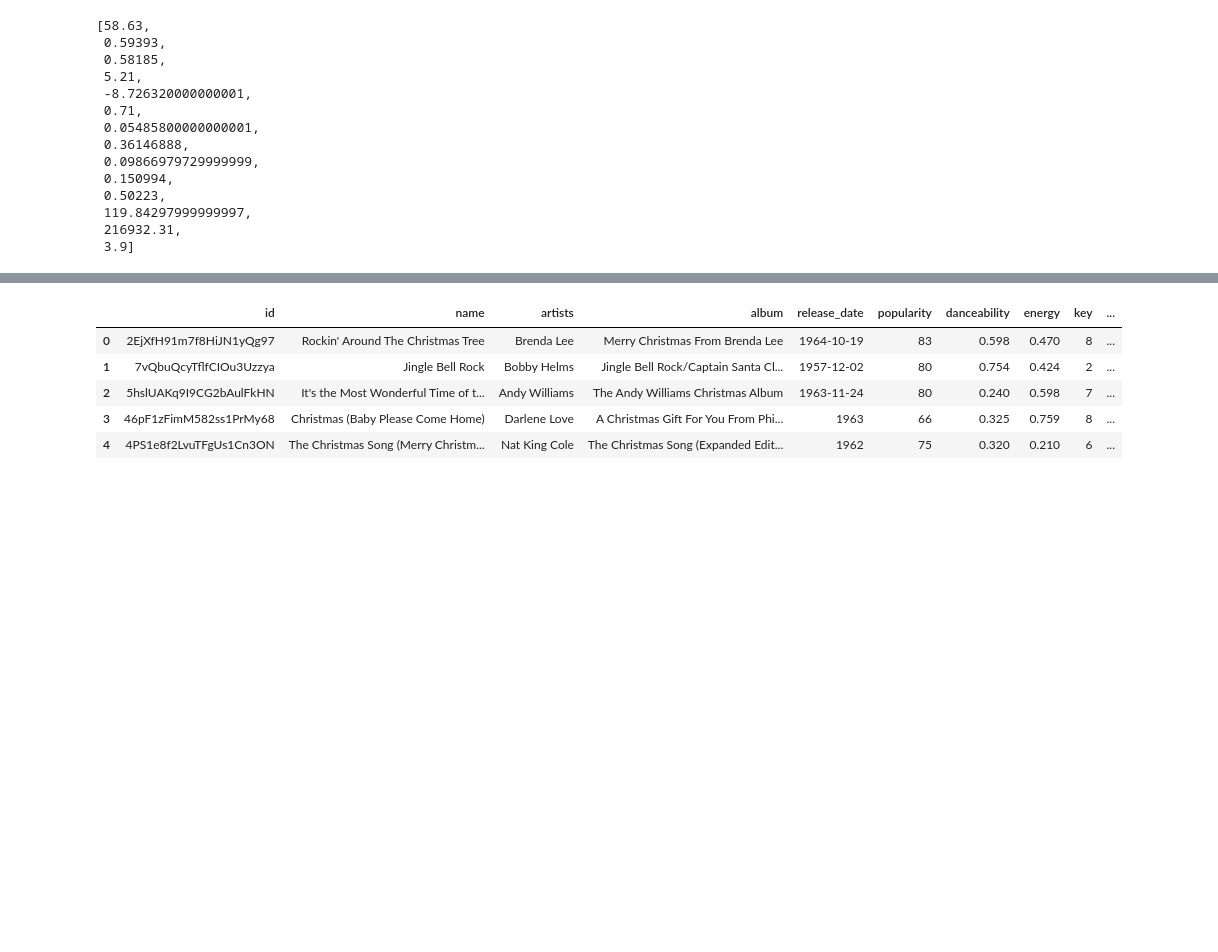
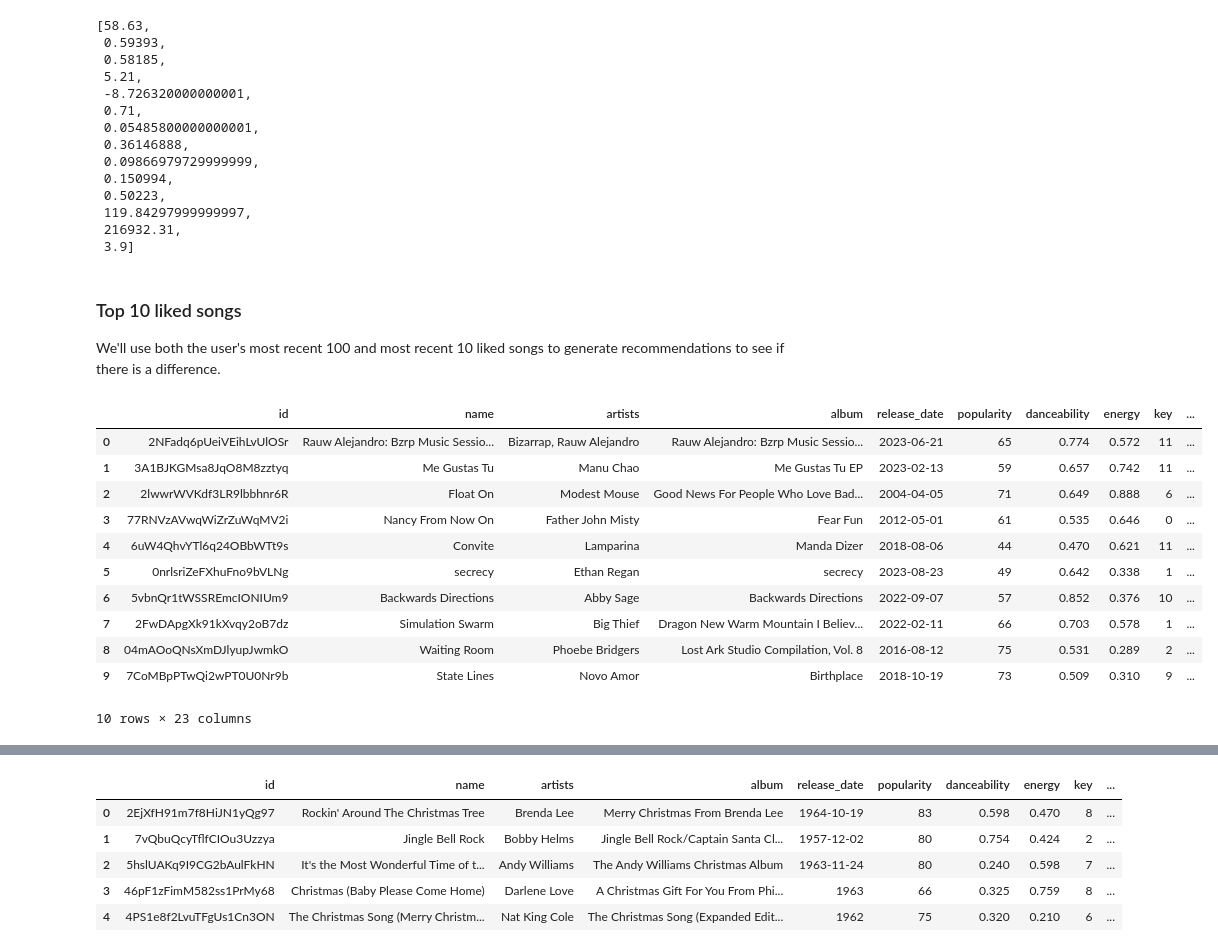
Before and after one commit to oliviacandelaria/Christmas-Song-Recommender, a Jupyter notebook: RecommenderProj.ipynb, the cells around one changed output, grey strips where cells are left out. Cells and saved outputs as stored; diff of their text form; code cells hidden in the pictures; blank space fills up the shorter version.

```diff
--- a/RecommenderProj.ipynb
+++ b/RecommenderProj.ipynb
@@ -58,3 +62,22 @@ user_vector
  119.84297999999997,
  216932.31,
  3.9]
+# %% [markdown]
+### Top 10 liked songs
+We'll use both the user's most recent 100 and most recent 10 liked songs to generate recommendations to see if there is a difference.
+# %%
+liked_songs_10 = liked_songs.head(10)
+liked_songs_10
+# %% [output]
+|  | id | name | artists | album | release_date | popularity | danceability | energy | key | ... |
+| 0 | 2NFadq6pUeiVEihLvUlOSr | Rauw Alejandro: Bzrp Music Sessio... | Bizarrap, Rauw Alejandro | Rauw Alejandro: Bzrp Music Sessio... | 2023-06-21 | 65 | 0.774 | 0.572 | 11 | ... |
+| 1 | 3A1BJKGMsa8JqO8M8zztyq | Me Gustas Tu | Manu Chao | Me Gustas Tu EP | 2023-02-13 | 59 | 0.657 | 0.742 | 11 | ... |
+| 2 | 2lwwrWVKdf3LR9lbbhnr6R | Float On | Modest Mouse | Good News For People Who Love Bad... | 2004-04-05 | 71 | 0.649 | 0.888 | 6 | ... |
+| 3 | 77RNVzAVwqWiZrZuWqMV2i | Nancy From Now On | Father John Misty | Fear Fun | 2012-05-01 | 61 | 0.535 | 0.646 | 0 | ... |
+| 4 | 6uW4QhvYTl6q24OBbWTt9s | Convite | Lamparina | Manda Dizer | 2018-08-06 | 44 | 0.470 | 0.621 | 11 | ... |
+| 5 | 0nrlsriZeFXhuFno9bVLNg | secrecy | Ethan Regan | secrecy | 2023-08-23 | 49 | 0.642 | 0.338 | 1 | ... |
+| 6 | 5vbnQr1tWSSREmcIONIUm9 | Backwards Directions | Abby Sage | Backwards Directions | 2022-09-07 | 57 | 0.852 | 0.376 | 10 | ... |
+| 7 | 2FwDApgXk91kXvqy2oB7dz | Simulation Swarm | Big Thief | Dragon New Warm Mountain I Believ... | 2022-02-11 | 66 | 0.703 | 0.578 | 1 | ... |
+| 8 | 04mAOoQNsXmDJlyupJwmkO | Waiting Room | Phoebe Bridgers | Lost Ark Studio Compilation, Vol. 8 | 2016-08-12 | 75 | 0.531 | 0.289 | 2 | ... |
+| 9 | 7CoMBpPTwQi2wPT0U0Nr9b | State Lines | Novo Amor | Birthplace | 2018-10-19 | 73 | 0.509 | 0.310 | 9 | ... |
+10 rows × 23 columns
```
Also changed, not shown: parts of 16 cells of this notebook, 1 other file.
